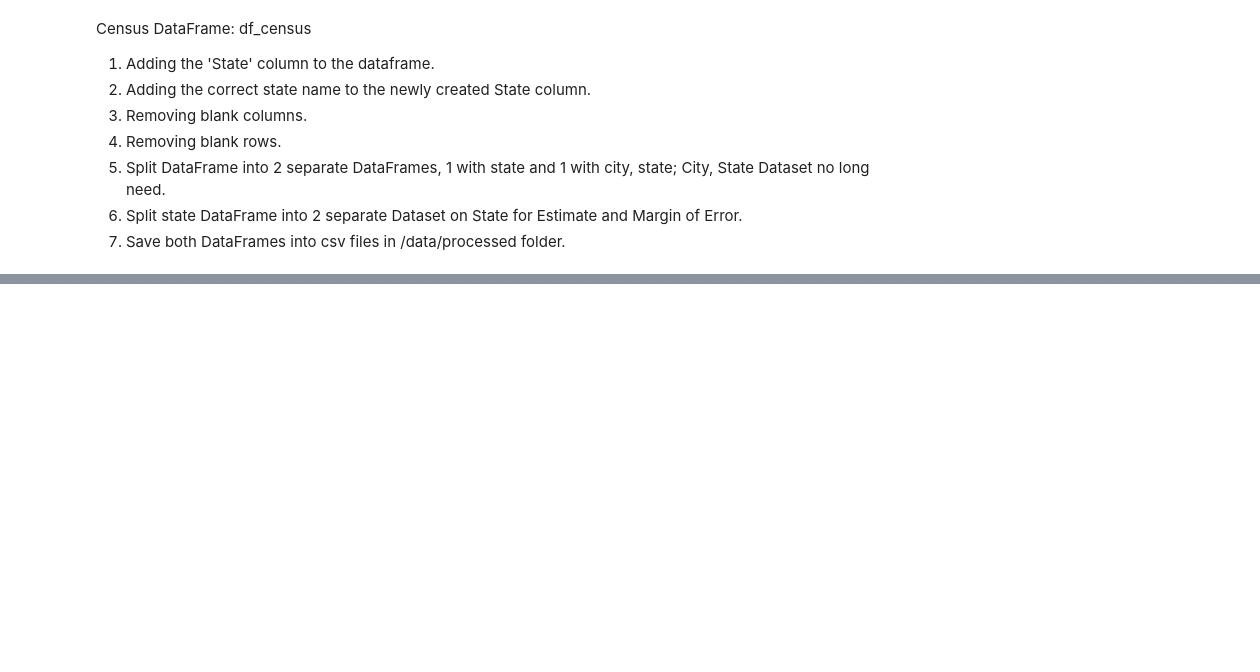
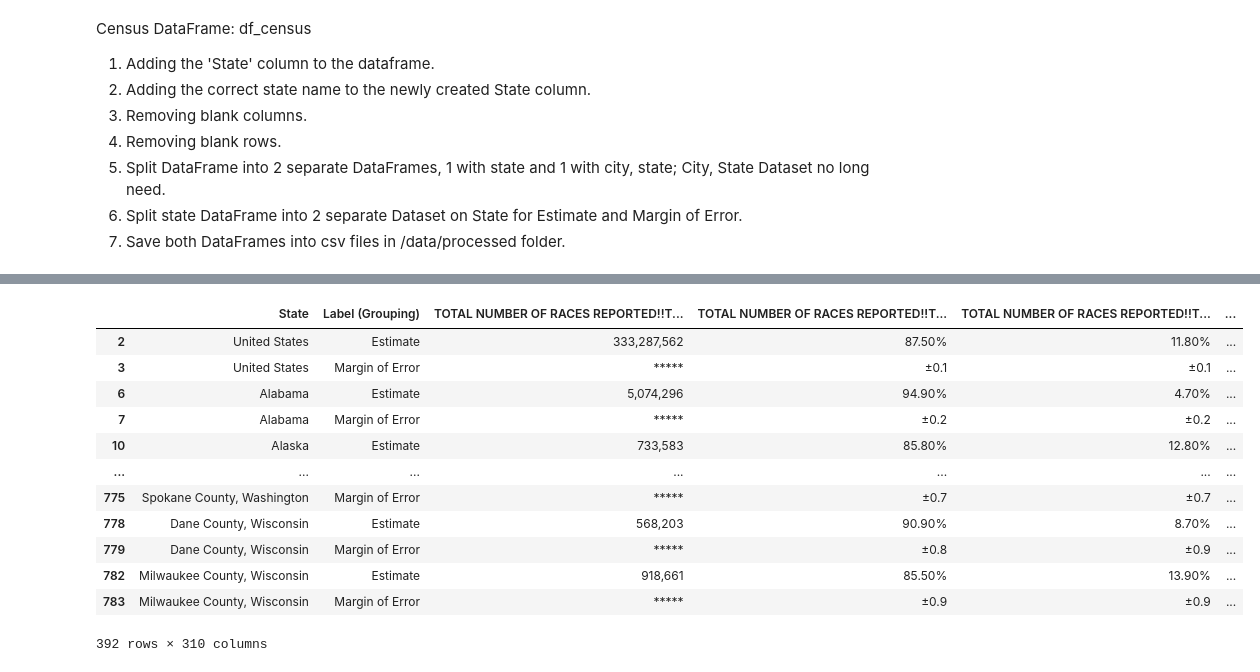
Before and after one commit to duhoang920/siads_593_milestone_1, a Jupyter notebook: main.ipynb, the cells around one changed output, grey strips where cells are left out. Saved outputs shown, nothing was run; the diff lists cells and outputs as text; code cells hidden in the pictures; blank space fills up the shorter version.

```diff
--- a/main.ipynb
+++ b/main.ipynb
@@ -46,4 +88,18 @@ df_census_temp2 = remove_nan_cols(df_census_temp1)
 # %%
 df_census_temp3 = remove_nan_rows(df_census_temp2)
-# display(df_census_temp3)    # For debugging only - comment out when not needed.
+display(df_census_temp3)    # For debugging only - comment out when not needed.
+# %% [output]
+|  | State | Label (Grouping) | TOTAL NUMBER OF RACES REPORTED!!T... | TOTAL NUMBER OF RACES REPORTED!!T... | TOTAL NUMBER OF RACES REPORTED!!T... | ... |
+| 2 | United States | Estimate | 333,287,562 | 87.50% | 11.80% | ... |
+| 3 | United States | Margin of Error | ***** | ±0.1 | ±0.1 | ... |
+| 6 | Alabama | Estimate | 5,074,296 | 94.90% | 4.70% | ... |
+| 7 | Alabama | Margin of Error | ***** | ±0.2 | ±0.2 | ... |
+| 10 | Alaska | Estimate | 733,583 | 85.80% | 12.80% | ... |
+| ... | ... | ... | ... | ... | ... | ... |
+| 775 | Spokane County, Washington | Margin of Error | ***** | ±0.7 | ±0.7 | ... |
+| 778 | Dane County, Wisconsin | Estimate | 568,203 | 90.90% | 8.70% | ... |
+| 779 | Dane County, Wisconsin | Margin of Error | ***** | ±0.8 | ±0.9 | ... |
+| 782 | Milwaukee County, Wisconsin | Estimate | 918,661 | 85.50% | 13.90% | ... |
+| 783 | Milwaukee County, Wisconsin | Margin of Error | ***** | ±0.9 | ±0.9 | ... |
+392 rows × 310 columns
 # %%
```
Also changed, not shown: parts of 14 cells of this notebook, 7 other files.
